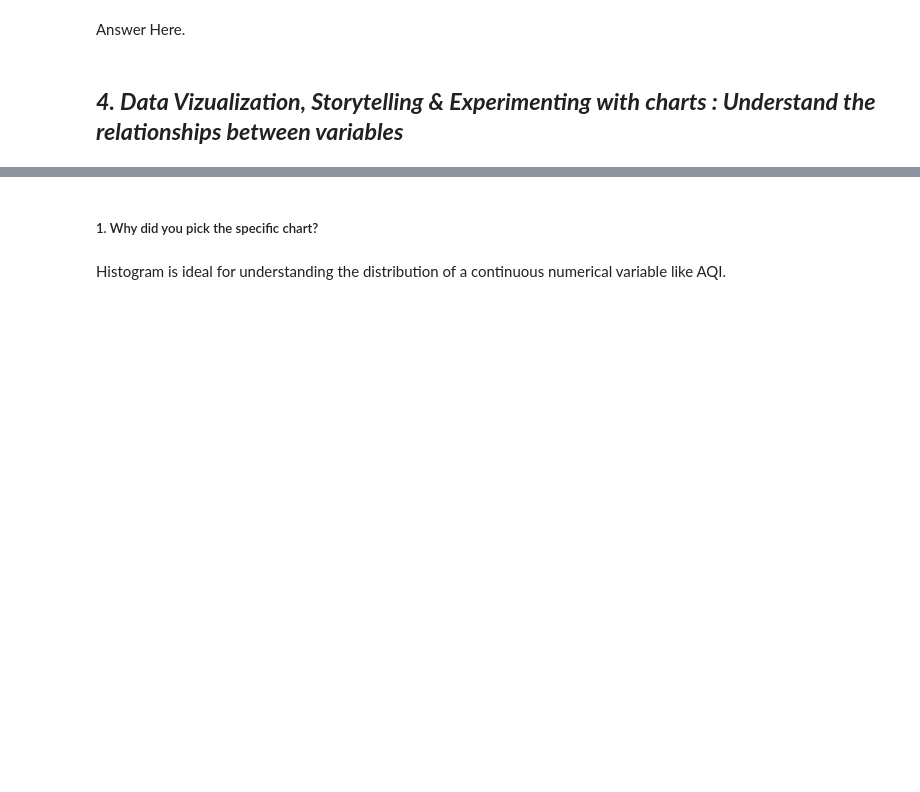
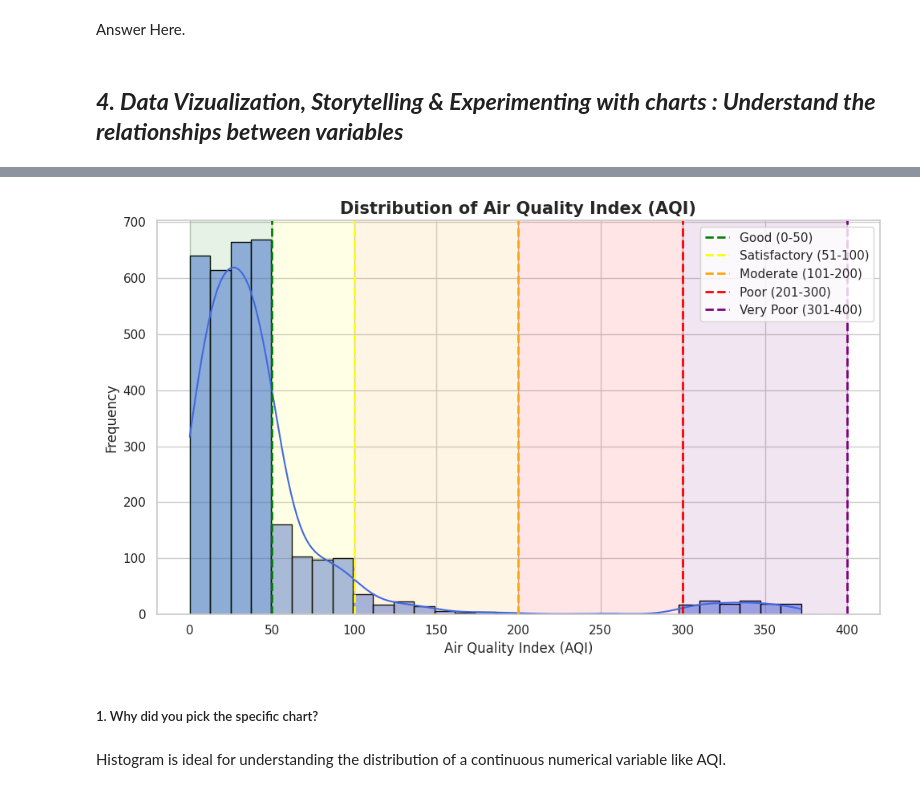
Before and after one commit to rajat805/rajat805, a Jupyter notebook: Another_copy_of_Sample_ML_Submission_Template.ipynb, the cells around one changed output, grey strips where cells are left out. Drawn from its saved outputs; the diff is of its cells as text; code cells hidden in the pictures; blank space fills up the shorter version.

```diff
--- a/Another_copy_of_Sample_ML_Submission_Template.ipynb
+++ b/Another_copy_of_Sample_ML_Submission_Template.ipynb
@@ -430,3 +443,38 @@ plt.show()
+# %%
+
+
+# Histogram
+sns.histplot(
+    df['AQI'],
+    bins=30,
+    kde=True,
+    color='royalblue',
+    edgecolor='black'
+)
+
+# AQI Category Boundaries
+plt.axvline(50, color='green', linestyle='--', linewidth=2, label='Good (0-50)')
+plt.axvline(100, color='yellow', linestyle='--', linewidth=2, label='Satisfactory (51-100)')
+plt.axvline(200, color='orange', linestyle='--', linewidth=2, label='Moderate (101-200)')
+plt.axvline(300, color='red', linestyle='--', linewidth=2, label='Poor (201-300)')
+plt.axvline(400, color='purple', linestyle='--', linewidth=2, label='Very Poor (301-400)')
+
+# Shade AQI Regions
+plt.axvspan(0, 50, color='green', alpha=0.10)
+plt.axvspan(50, 100, color='yellow', alpha=0.10)
+plt.axvspan(100, 200, color='orange', alpha=0.10)
+plt.axvspan(200, 300, color='red', alpha=0.10)
+plt.axvspan(300, 400, color='purple', alpha=0.10)
+
+plt.title("Distribution of Air Quality Index (AQI)", fontsize=15, fontweight='bold')
+plt.xlabel("Air Quality Index (AQI)")
+plt.ylabel("Frequency")
+
+plt.legend(loc='upper right')
+plt.tight_layout()
+plt.show()
+# %% [output]
+[figure, added]
 # %% [markdown]
 ##### 1. Why did you pick the specific chart?
 # %% [markdown]
```
Also changed, not shown: parts of 159 cells of this notebook.
